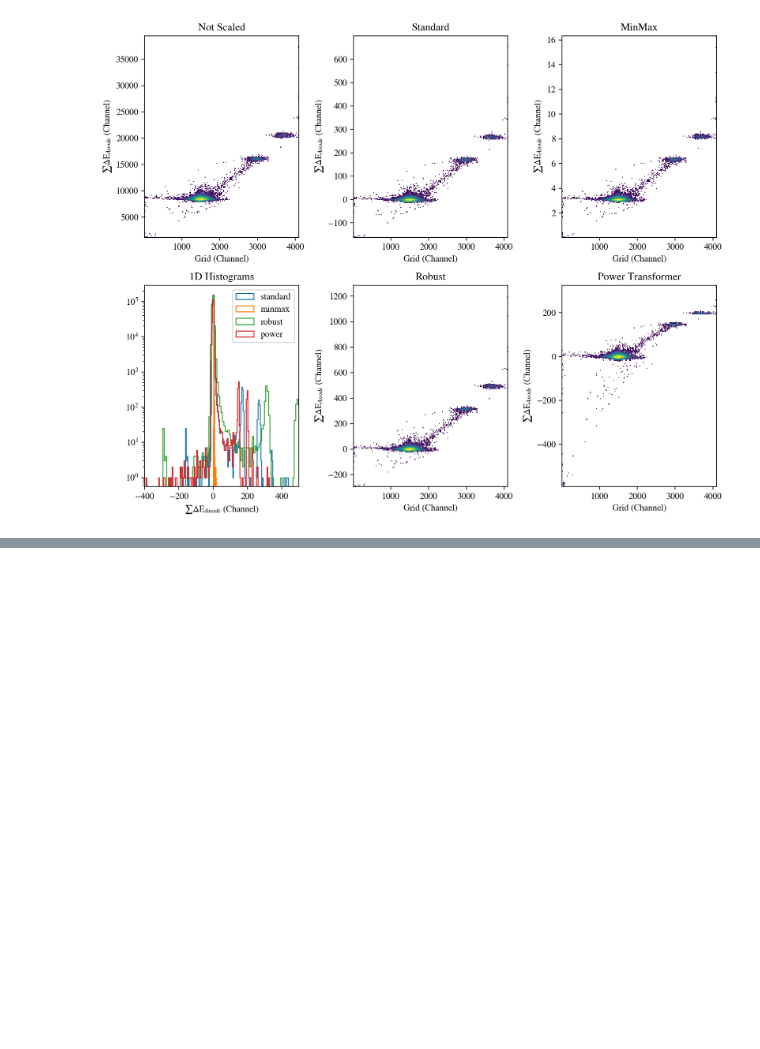
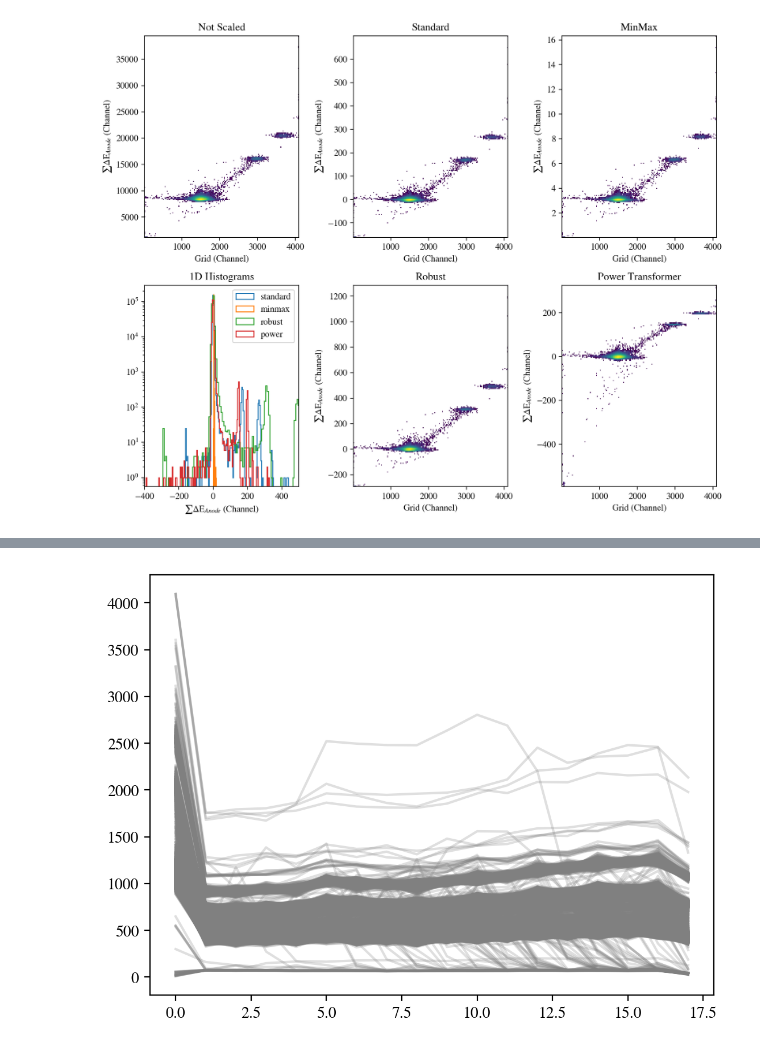
Before and after one commit to dneto1729/MUSIC_with_python, a Jupyter notebook: tutorials/5 - Playing with Scikit-Learn.ipynb, the cells around one changed output, grey strips where cells are left out. Cells and saved outputs as stored; diff of their text form; code cells hidden in the pictures; blank space fills up the shorter version.

```diff
--- a/tutorials/5 - Playing with Scikit-Learn.ipynb
+++ b/tutorials/5 - Playing with Scikit-Learn.ipynb
@@ -185,0 +207,5 @@ plt.show()
+# %%
+# df_isofor = pd.DataFrame(df_MinMax)
+df['IFscore'] = predictions
+
+df
@@ -185,0 +226,6 @@ plt.show()
+# %%
+# df_select = df_isofor.drop(df_isofor.loc[df_isofor['IFscore']==1].index, inplace=False).reset_index(drop=True)
+df_select = df.drop(df.loc[df['IFscore']==1].index, inplace=False).reset_index(drop=True)
+
+
+df_select
@@ -185,0 +246,5 @@ plt.show()
+# %%
+for i in range(len(df_select.index)):
+    plt.plot(strip_num, df_select.iloc[i,0:18], color='grey', alpha=0.25)
+# %% [output]
+[figure, added]
```
Also changed, not shown: parts of 10 cells of this notebook.
